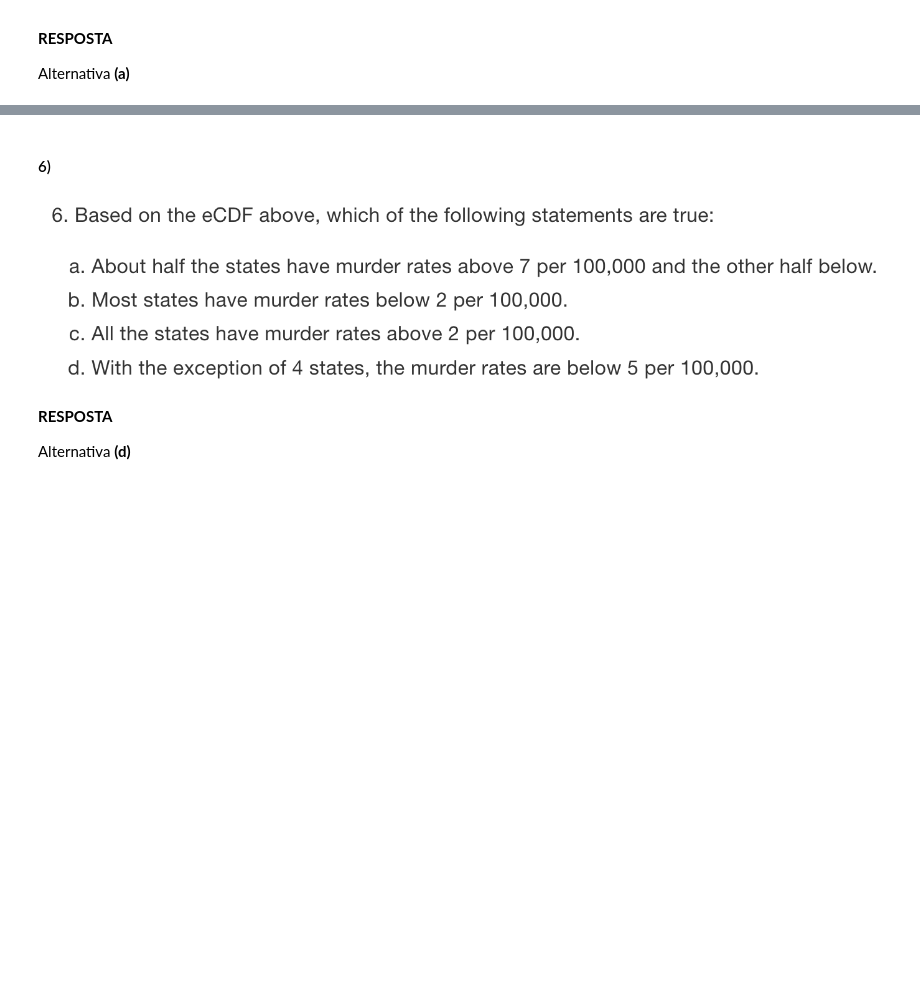
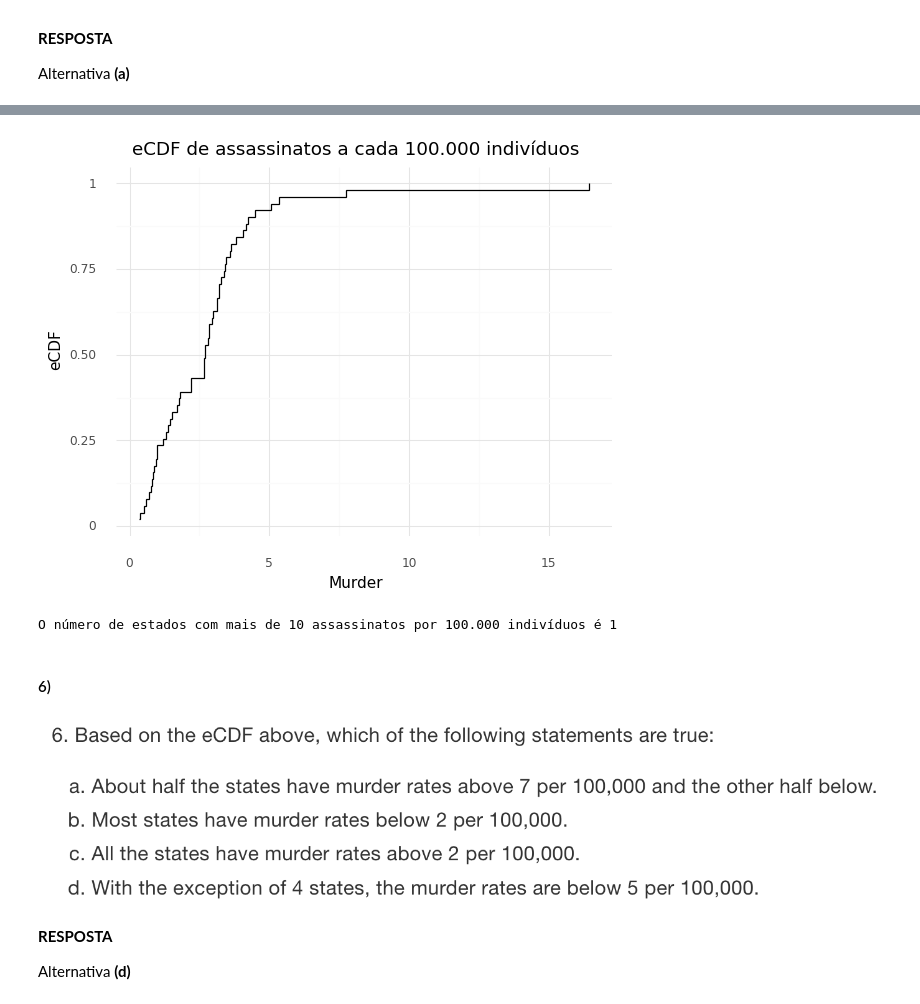
Before and after one commit to pdcos/analise_visual_ciencia_de_dados, a Jupyter notebook: participacao_5/solutions_5.ipynb, the cells around one changed output, grey strips where cells are left out. Cells and saved outputs as stored; diff of their text form; code cells hidden in the pictures; blank space fills up the shorter version.

```diff
--- a/participacao_5/solutions_5.ipynb
+++ b/participacao_5/solutions_5.ipynb
@@ -204,3 +238,32 @@ Alternativa **(a)**
+# %%
+# Plota o eCDF para murder
+
+total_murder = df_murders['total'] / df_murders['population'] * 100_000
+
+total_murder_sorted = total_murder.sort_values()
+ecdf = pd.DataFrame({
+    'murder': total_murder_sorted,
+    'ecdf': (total_murder_sorted.rank(method='first') / len(total_murder_sorted))
+})
+
+plot = (
+    ggplot(ecdf, aes(x='murder', y='ecdf')) +
+    geom_step() +
+    labs(title='eCDF de assassinatos a cada 100.000 indivíduos', x='Murder', y='eCDF') +
+    theme_minimal()
+)
+
+print(plot)
+# %% [output]
+[figure, added]
+# %%
+# Conta on número de estados acima de 10 assassinatos por 100.000 indivíduos
+
+murder_10 = ecdf.loc[ecdf.murder >= 10.0, 'murder'].count()
+
+print(f"O número de estados com mais de 10 assassinatos por 100.000 indivíduos é {murder_10}")
+# %% [output]
+O número de estados com mais de 10 assassinatos por 100.000 indivíduos é 1
 # %% [markdown]
 #### 6)
 
```
Also changed, not shown: parts of 18 cells of this notebook.
